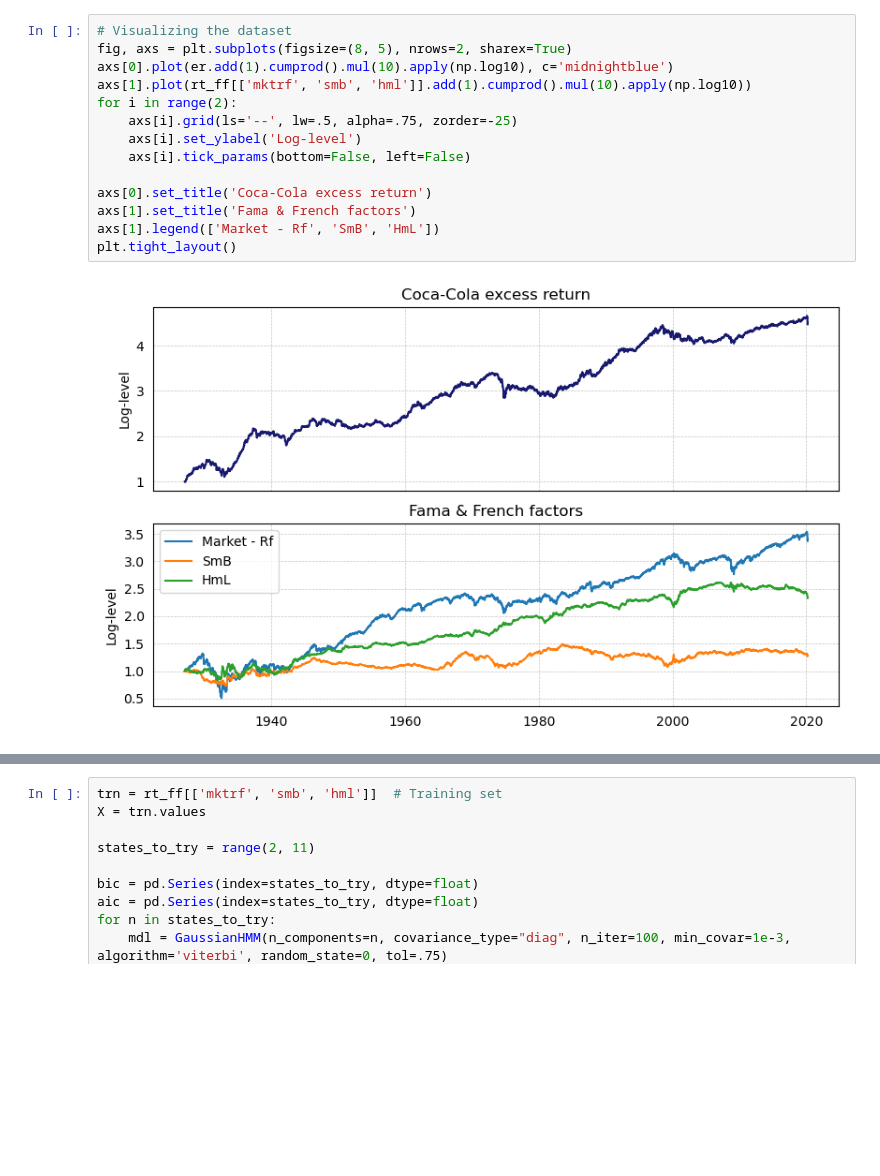
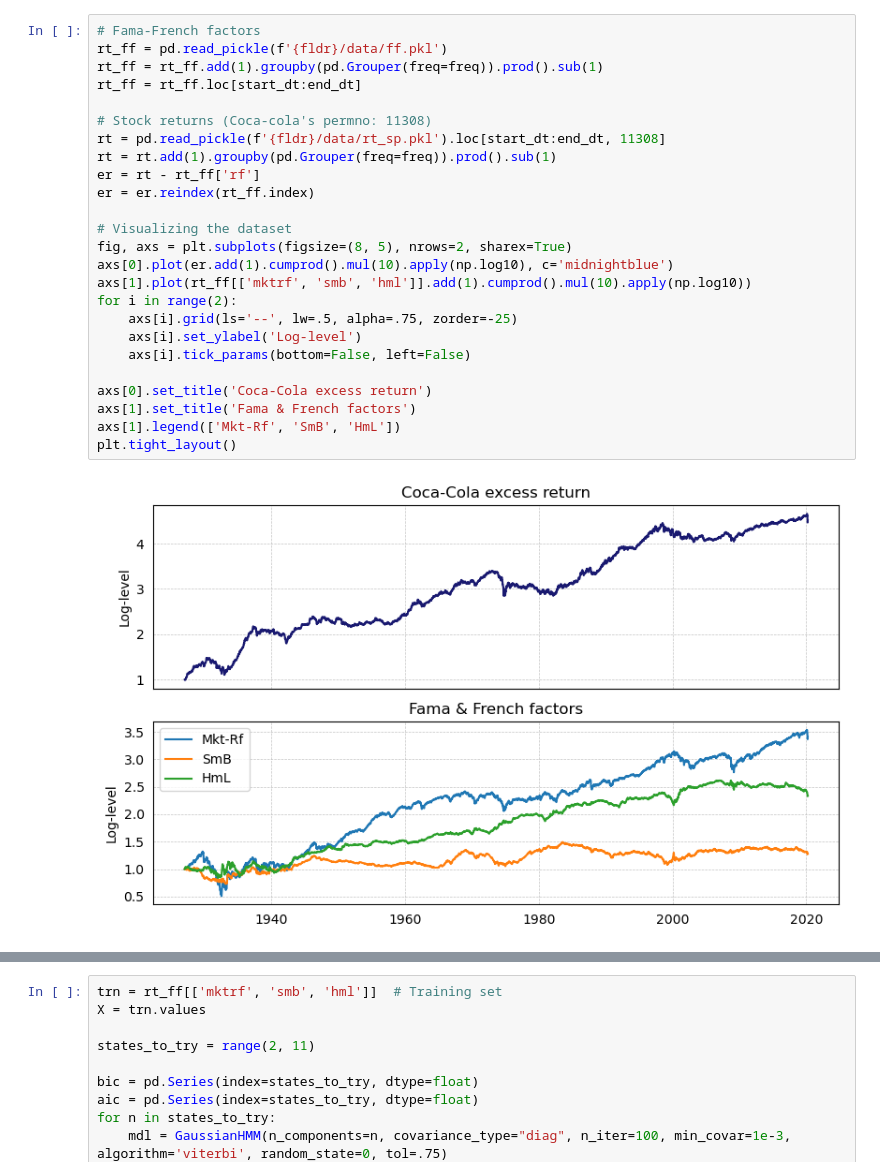
Before and after one commit to fcoibanez/regimeaware, a Jupyter notebook: notebooks/betas.ipynb, the cells around one changed output, grey strips where cells are left out. Cells and saved outputs as stored; diff of their text form; blank space fills up the shorter version.

```diff
--- a/notebooks/betas.ipynb
+++ b/notebooks/betas.ipynb
@@ -33,16 +31,27 @@ er = rt - rt_ff['rf']
 # %%
+# Fama-French factors
+rt_ff = pd.read_pickle(f'{fldr}/data/ff.pkl')
+rt_ff = rt_ff.add(1).groupby(pd.Grouper(freq=freq)).prod().sub(1)
+rt_ff = rt_ff.loc[start_dt:end_dt]
+
+# Stock returns (Coca-cola's permno: 11308)
+rt = pd.read_pickle(f'{fldr}/data/rt_sp.pkl').loc[start_dt:end_dt, 11308]
+rt = rt.add(1).groupby(pd.Grouper(freq=freq)).prod().sub(1)
+er = rt - rt_ff['rf']
+er = er.reindex(rt_ff.index)
+
 # Visualizing the dataset
 fig, axs = plt.subplots(figsize=(8, 5), nrows=2, sharex=True)
 axs[0].plot(er.add(1).cumprod().mul(10).apply(np.log10), c='midnightblue')
 axs[1].plot(rt_ff[['mktrf', 'smb', 'hml']].add(1).cumprod().mul(10).apply(np.log10))
 for i in range(2):
     axs[i].grid(ls='--', lw=.5, alpha=.75, zorder=-25)
     axs[i].set_ylabel('Log-level')
     axs[i].tick_params(bottom=False, left=False)
 
 axs[0].set_title('Coca-Cola excess return')
 axs[1].set_title('Fama & French factors')
-axs[1].legend(['Market - Rf', 'SmB', 'HmL'])
+axs[1].legend(['Mkt-Rf', 'SmB', 'HmL'])
 plt.tight_layout()
 # %% [output]
-[figure, old version]
+[figure, new version]
```
Also changed, not shown: parts of 22 cells of this notebook.
